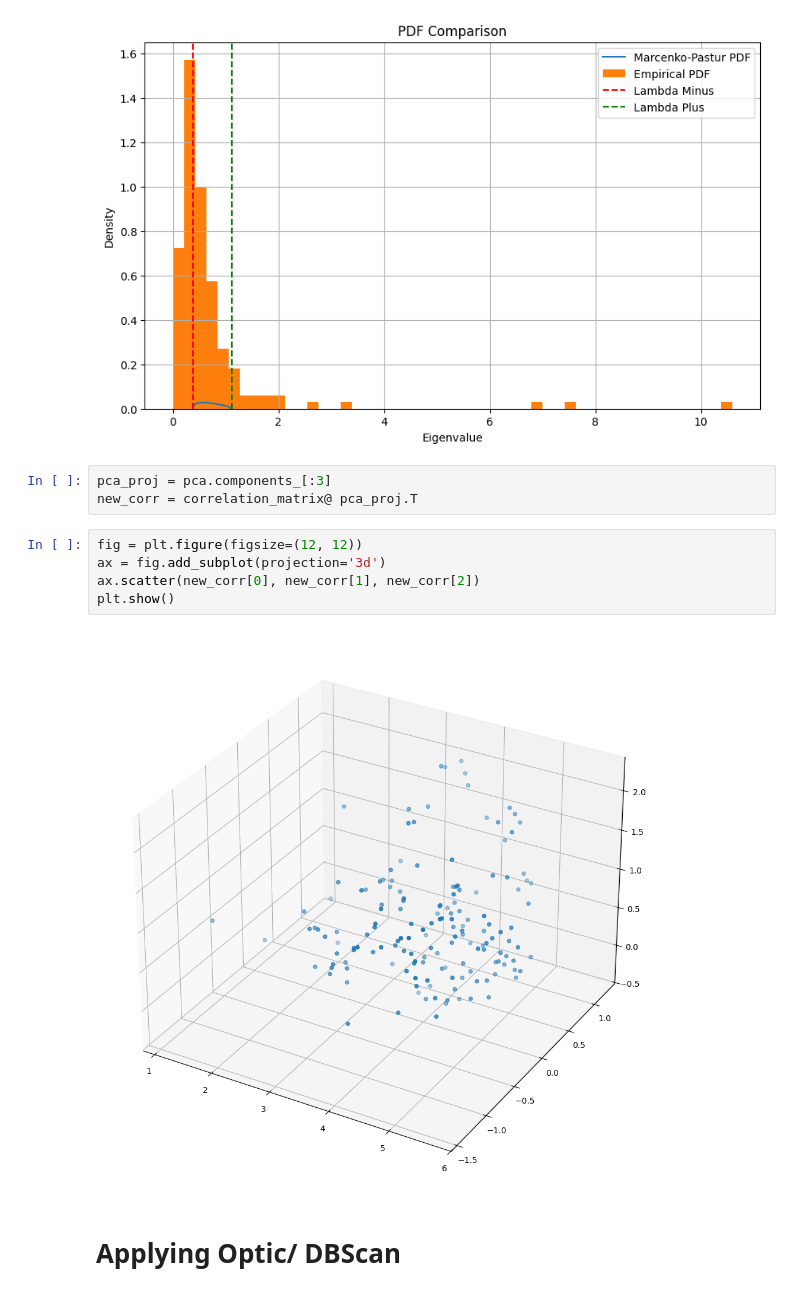
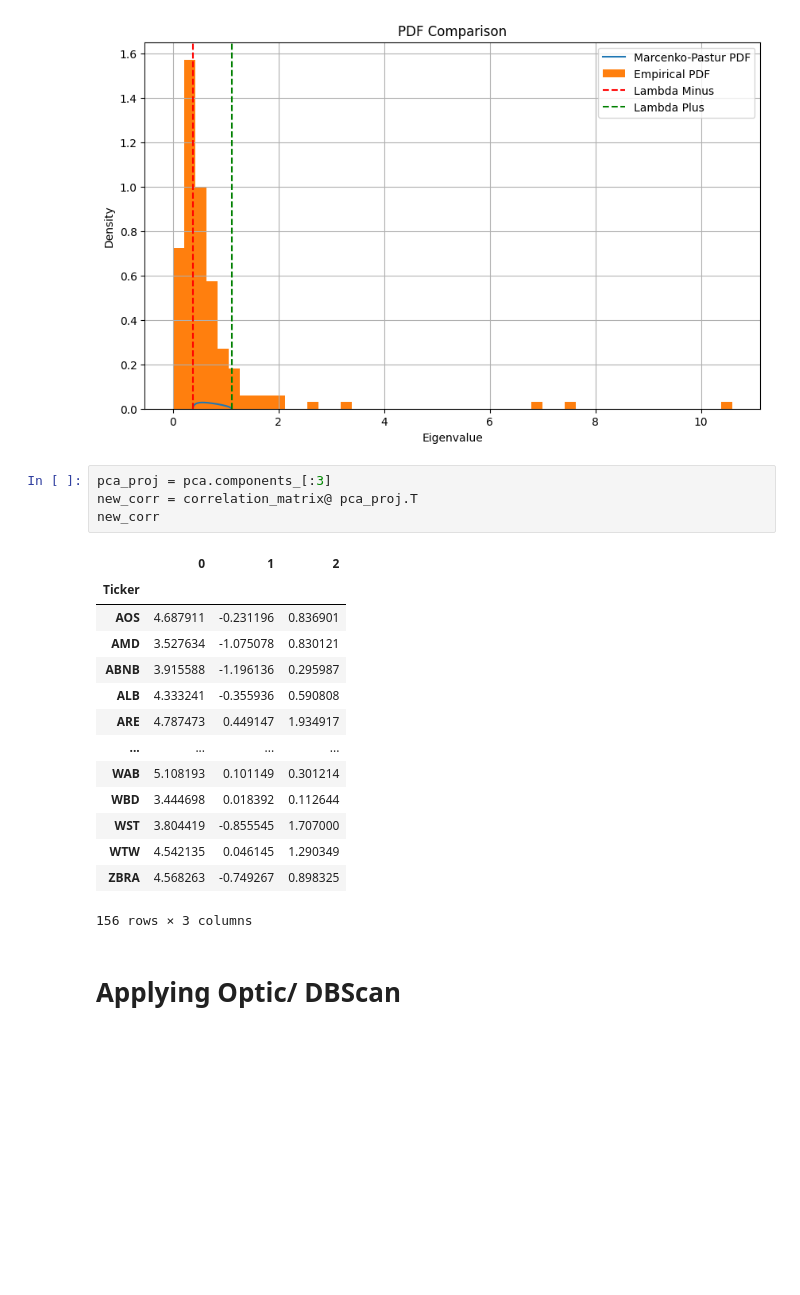
Before and after one commit to Antoinebattini/Pair_trading, a Jupyter notebook: Labo.ipynb, the cells around one changed output. Drawn from its saved outputs; the diff is of its cells as text; blank space fills up the shorter version.

```diff
--- a/Labo.ipynb
+++ b/Labo.ipynb
@@ -1172,12 +1186,21 @@ plt.show()
 # %%
 pca_proj = pca.components_[:3]
 new_corr = correlation_matrix@ pca_proj.T
+new_corr
+# %% [output]
+|  | 0 | 1 | 2 |
+| Ticker |  |  |  |
+| AOS | 4.687911 | -0.231196 | 0.836901 |
+| AMD | 3.527634 | -1.075078 | 0.830121 |
+| ABNB | 3.915588 | -1.196136 | 0.295987 |
+| ALB | 4.333241 | -0.355936 | 0.590808 |
+| ARE | 4.787473 | 0.449147 | 1.934917 |
+| ... | ... | ... | ... |
+| WAB | 5.108193 | 0.101149 | 0.301214 |
+| WBD | 3.444698 | 0.018392 | 0.112644 |
+| WST | 3.804419 | -0.855545 | 1.707000 |
+| WTW | 4.542135 | 0.046145 | 1.290349 |
+| ZBRA | 4.568263 | -0.749267 | 0.898325 |
+156 rows × 3 columns
-# %%
-fig = plt.figure(figsize=(12, 12))
-ax = fig.add_subplot(projection='3d')
-ax.scatter(new_corr[0], new_corr[1], new_corr[2])
-plt.show()
-# %% [output]
-[figure, removed]
 # %% [markdown]
 # Applying Optic/ DBScan
```
Also changed, not shown: parts of 10 cells of this notebook.
